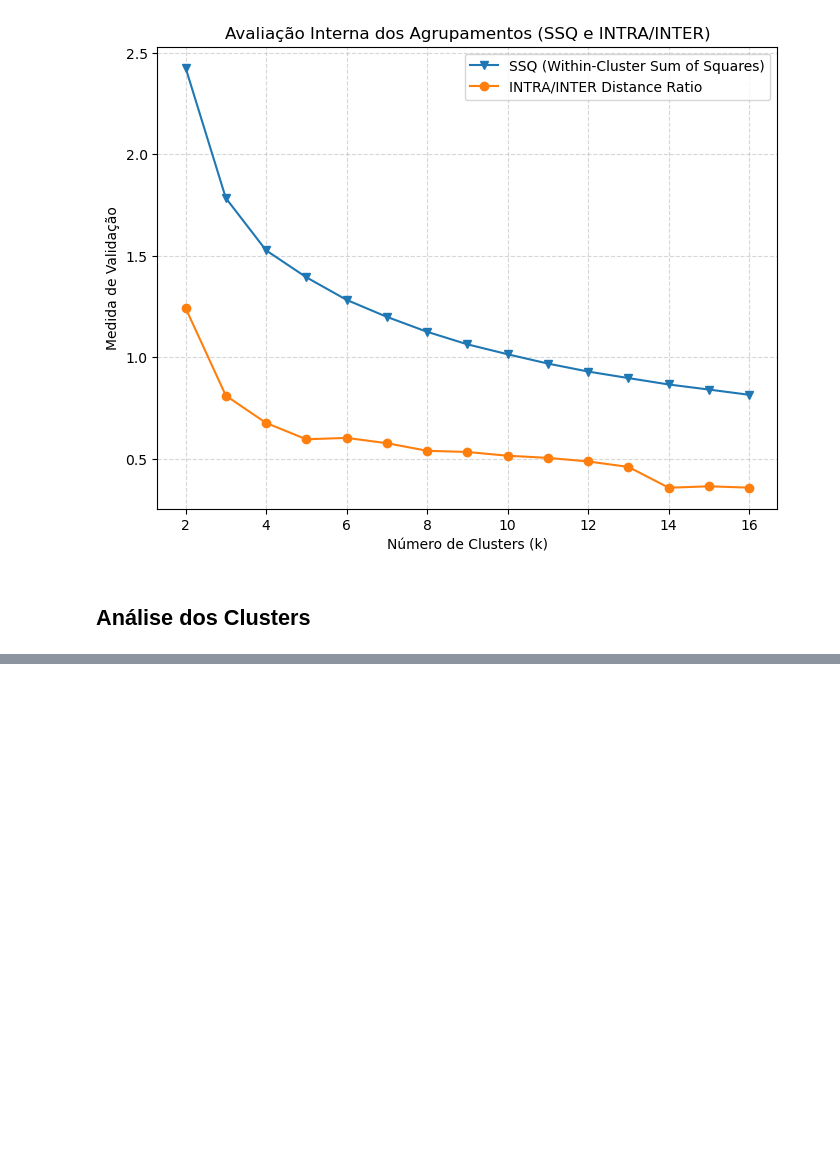
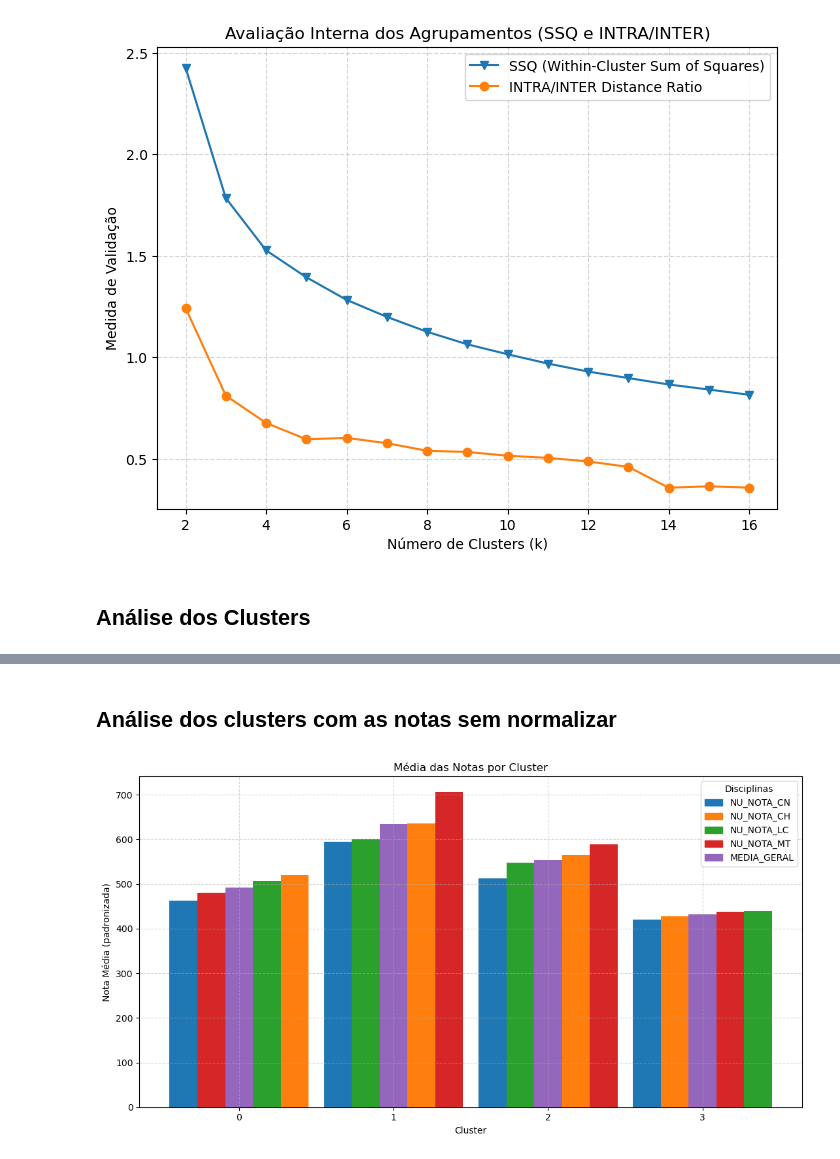
Before and after one commit to NandaLeal/TCC, a Jupyter notebook: TCC - FASE 3 .ipynb, the cells around one changed output, grey strips where cells are left out. Saved outputs shown, nothing was run; the diff lists cells and outputs as text; code cells hidden in the pictures; blank space fills up the shorter version.

```diff
--- a/TCC - FASE 3 .ipynb
+++ b/TCC - FASE 3 .ipynb
@@ -488,0 +490,49 @@ Name: count, dtype: int64
+# %% [markdown]
+## **Análise dos clusters com as notas sem normalizar**
+# %%
+resumo_mean = notas.groupby("Cluster")[colunas_notas + ["MEDIA_GERAL"]].mean()
+
+long = (
+    resumo_mean.reset_index()
+    .melt(id_vars="Cluster", var_name="Disciplina", value_name="Valor")
+)
+
+long["Rank"] = (
+    long.groupby("Cluster")["Valor"]
+        .rank(method="first", ascending=True)
+        .astype(int)
+)
+
+palette = plt.rcParams['axes.prop_cycle'].by_key()['color']
+disciplinas = long["Disciplina"].unique().tolist()
+cores = {d: palette[i % len(palette)] for i, d in enumerate(disciplinas)}
+
+clusters = sorted(long["Cluster"].unique().tolist())
+n_vars = long["Disciplina"].nunique()
+width = 0.18
+
+centros = {c: i for i, c in enumerate(clusters)}
+
+offsets = {r: (r - (n_vars + 1) / 2) * width for r in range(1, n_vars + 1)}
+long["x"] = long.apply(lambda r: centros[r["Cluster"]] + offsets[r["Rank"]], axis=1)
+
+
+fig, ax = plt.subplots(figsize=(11, 6))
+for _, row in long.iterrows():
+    ax.bar(row["x"], row["Valor"], width=width, color=cores[row["Disciplina"]])
+
+ax.set_xticks(list(centros.values()))
+ax.set_xticklabels([str(c) for c in clusters])
+
+from matplotlib.patches import Patch
+handles = [Patch(color=cores[d], label=d) for d in disciplinas]
+ax.legend(handles=handles, title="Disciplinas")
+
+ax.set_title("Média das Notas por Cluster")
+ax.set_xlabel("Cluster")
+ax.set_ylabel("Nota Média (padronizada)")
+ax.grid(True, linestyle="--", alpha=0.5)
+plt.tight_layout()
+plt.show()
+# %% [output]
+[figure, added]
```
Also changed, not shown: parts of 10 cells of this notebook.
